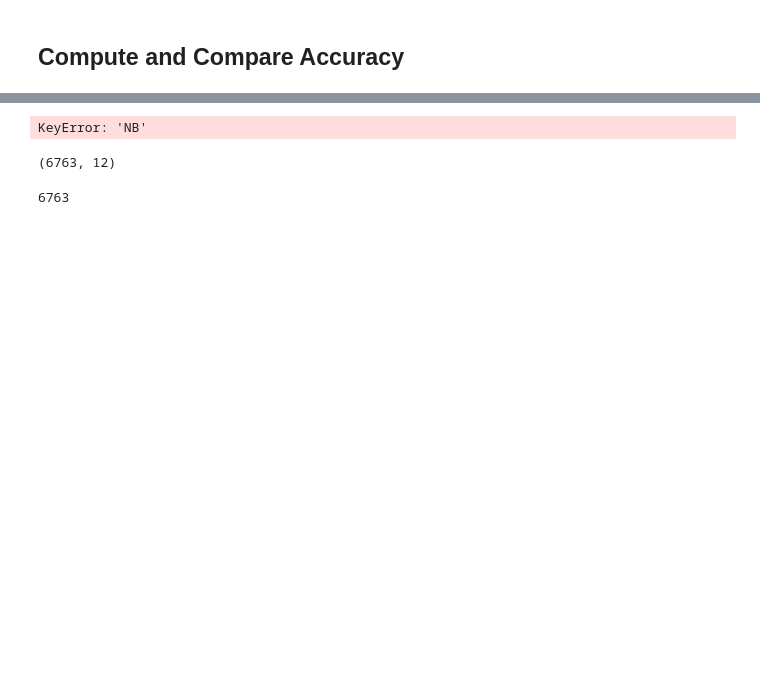
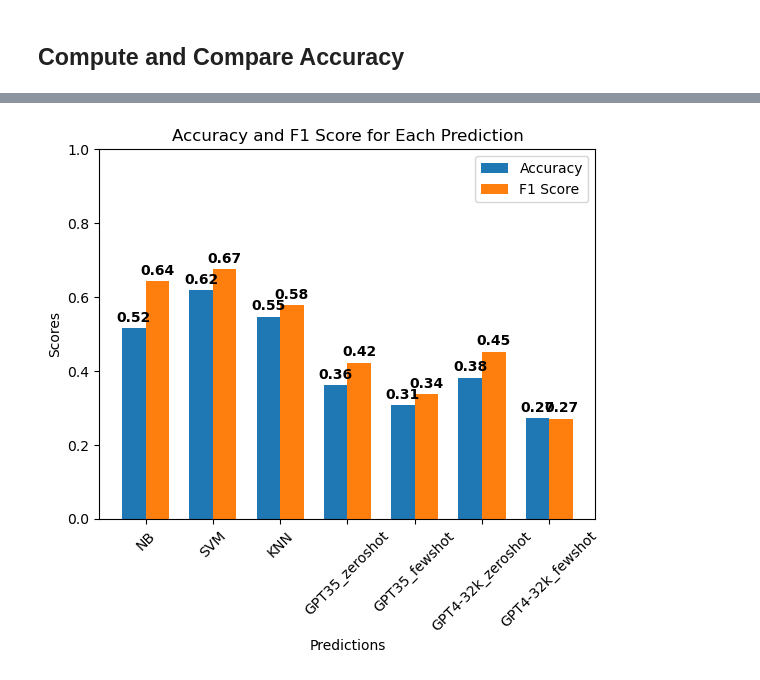
Before and after one commit to avisokay/va_nlp, a Jupyter notebook: src/gpt_nlp/prompt_engineering.ipynb, the cells around one changed output, grey strips where cells are left out. Drawn from its saved outputs; the diff is of its cells as text; code cells hidden in the pictures; blank space fills up the shorter version.

```diff
--- a/src/gpt_nlp/prompt_engineering.ipynb
+++ b/src/gpt_nlp/prompt_engineering.ipynb
@@ -305,6 +695,7 @@ NameError: name 'predictions_gpt432k_fewshot' is not defined
 # %%
 # Calculate accuracy and F1 score for each prediction column
-columns_to_evaluate = ['NB', 'SVM', 'KNN', 'GPT35_zeroshot', 'GPT35_fewshot', 'GPT4-32k_zeroshot']
+columns_to_evaluate = ['NB', 'SVM', 'KNN', 'GPT35_zeroshot',
+                       'GPT35_fewshot', 'GPT4-32k_zeroshot', 'GPT4-32k_fewshot']
 accuracy_scores = []
 f1_scores = []
 
@@ -313,39 +704,31 @@ for column in columns_to_evaluate:
     f1 = f1_score(accuracy_df[column], accuracy_df['Test_Y'] , average = 'weighted')
     accuracy_scores.append(accuracy)
     f1_scores.append(f1)
 
 # Plot the results
 fig, ax = plt.subplots()
 
 bar_width = 0.35
 index = np.arange(len(columns_to_evaluate))
 
 bar1 = ax.bar(index, accuracy_scores, bar_width, label='Accuracy')
 bar2 = ax.bar(index + bar_width, f1_scores, bar_width, label='F1 Score')
 
 ax.set_xlabel('Predictions')
 ax.set_ylabel('Scores')
 ax.set_title('Accuracy and F1 Score for Each Prediction')
 ax.set_xticks(index + bar_width / 2)
 ax.set_xticklabels(columns_to_evaluate)
 plt.xticks(rotation=45)
 ax.legend()
 # Set y-axis range to 0-1
 ax.set_ylim(0, 1)
 
 # Add scores on top of each bar
 for i, (acc, f1) in enumerate(zip(accuracy_scores, f1_scores)):
     ax.text(i, acc + 0.01, f'{acc:.2f}', ha='center', va='bottom', color='black', fontweight='bold')
     ax.text(i + bar_width, f1 + 0.01, f'{f1:.2f}', ha='center', va='bottom', color='black', fontweight='bold')
 
 plt.show()
 # %% [output]
-KeyError: 'NB'
+[figure, added]
-# %%
-df['predictions_gpt432k']
-# %% [output]
-(6763, 12)
-# %%
-len(predictions_gpt432k_zeroshot)
-# %% [output]
-6763
```
Also changed, not shown: parts of 36 cells of this notebook, 4 other files.
